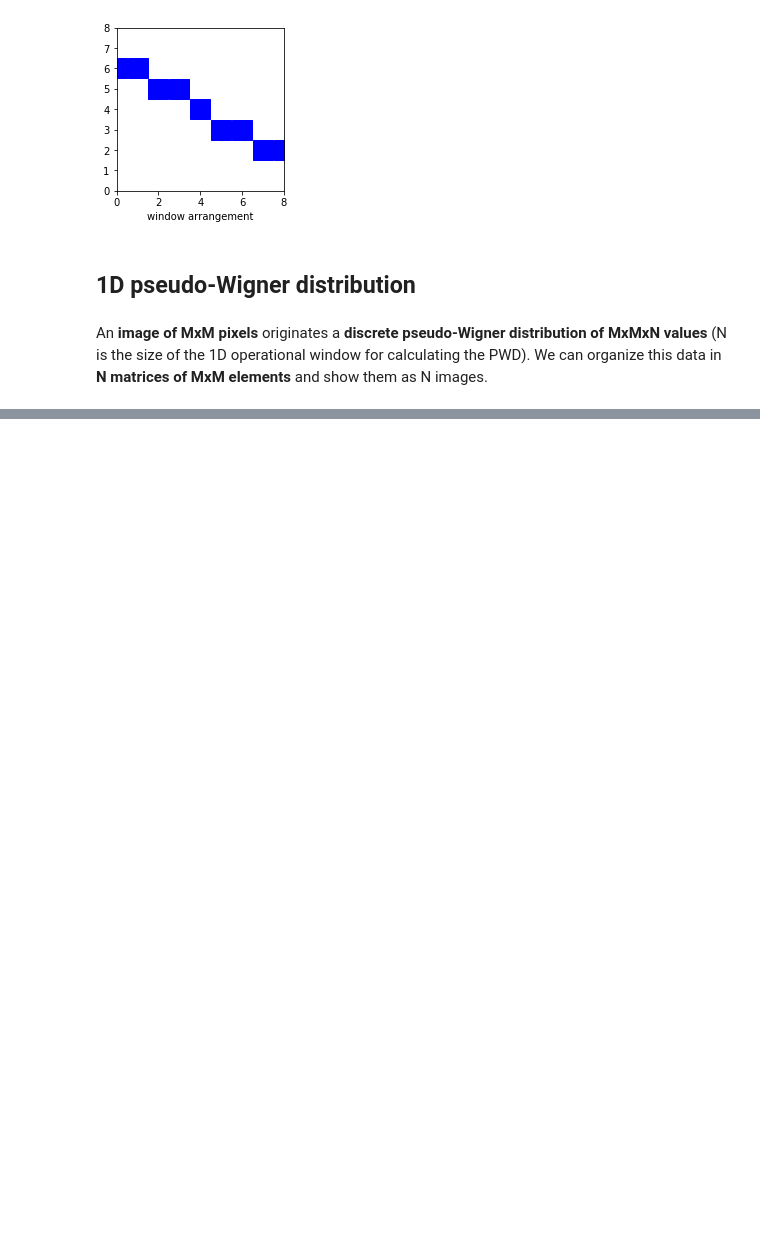
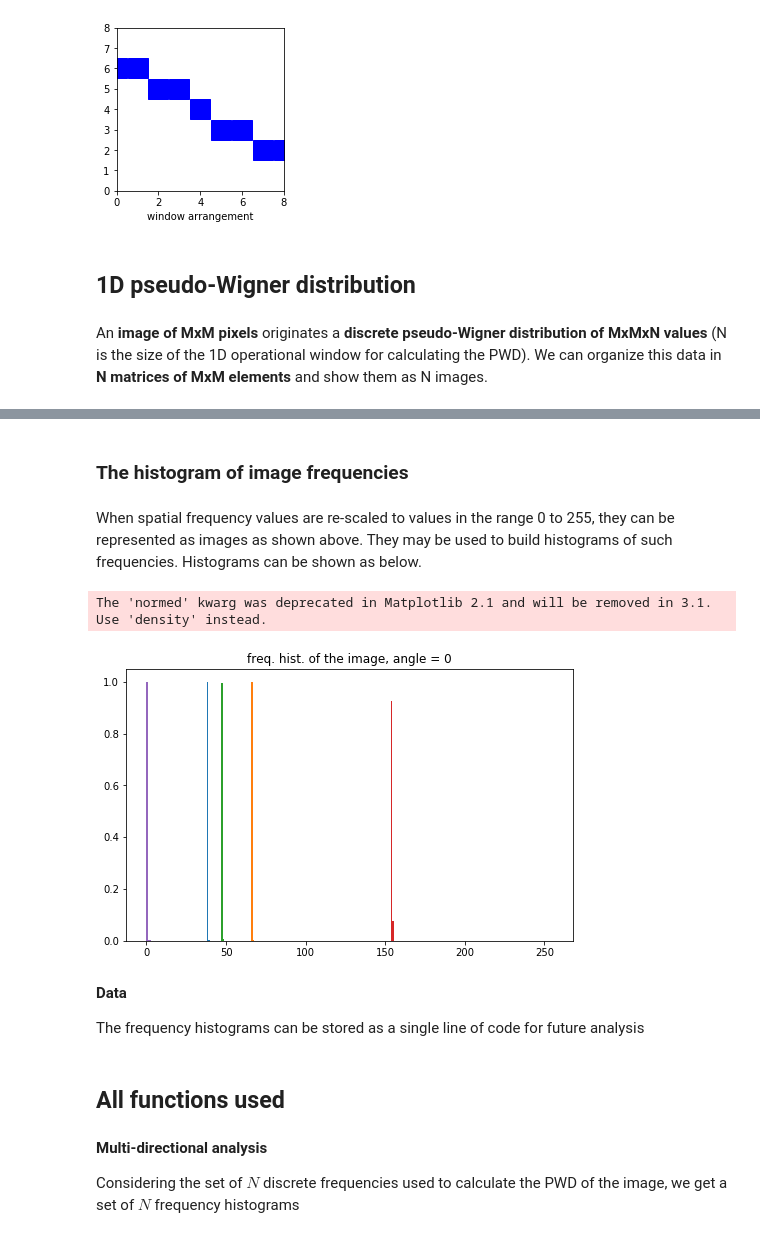
Before and after one commit to fernandolucasaa/computerGeneratedHolography, a Jupyter notebook: implementations_codes/SF-analysis/distributionWigner.ipynb, the cells around one changed output, grey strips where cells are left out. Saved outputs shown, nothing was run; the diff lists cells and outputs as text; code cells hidden in the pictures; blank space fills up the shorter version.

Commit message:
1D pseudo-wigner distribution

```diff
--- a/implementations_codes/SF-analysis/distributionWigner.ipynb
+++ b/implementations_codes/SF-analysis/distributionWigner.ipynb
@@ -230,7 +244,7 @@ plt.show()
 seq_length = 9 # optional odd value for the 1D wigner window
 angle = 0 # optional value in degrees for 1D wigner window orientation
 
-distribution = wigner_distribution(test_image,seq_length,angle)
+distribution = wigner_distribution(np.abs(test_image),seq_length,angle)
 print('Distribution shape: ' + str(distribution.shape))
 
 # show distribution as a set of images
@@ -251,0 +266,35 @@ Wall time: 8.85 s
+# %% [markdown]
+### The histogram of image frequencies
+# %% [markdown]
+When spatial frequency values are re-scaled to values in the range 0 to 255, they can be represented as images as shown above. They may be used to build histograms of such frequencies. Histograms can be shown as below.
+# %%
+def plot_frequencies(frequencies,angle):
+
+    layers = frequencies.shape[0]
+    rows = frequencies.shape[1]
+    columns = frequencies.shape[2]
+
+    total = rows*columns
+    num_bins = 256
+    x = np.zeros((layers,total))
+
+    # the second half of the histograms are removed due to symmetry
+    limit = int(layers/2+1)
+
+    plt.figure(figsize = (8,5))
+    for k in range(limit):
+        layer = np.copy(frequencies[k,:,:])
+        x[k,:] = np.reshape(layer,total)
+        plt.hist(x[k,:],num_bins,normed = True)
+        lema = 'freq. hist. of the image, '+'angle = '+ str(angle)
+
+    plt.title(lema)
+# %%
+plot_frequencies(frequencies,angle)
+# %% [output]
+The 'normed' kwarg was deprecated in Matplotlib 2.1 and will be removed in 3.1. Use 'density' instead.
+[figure, added]
+# %% [markdown]
+**Data**
+
+The frequency histograms can be stored as a single line of code for future analysis
@@ -251,0 +325,2 @@ Wall time: 8.85 s
+# %% [markdown]
+## All functions used
@@ -251,0 +534,4 @@ Wall time: 8.85 s
+# %% [markdown]
+**Multi-directional analysis**
+
+Considering the set of $N$ discrete frequencies used to calculate the PWD of the image, we get a set of $N$ frequency histograms
```
Also changed, not shown: parts of 8 cells of this notebook, 17 other files.
